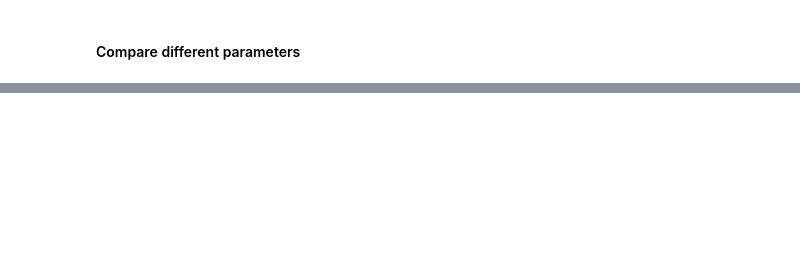
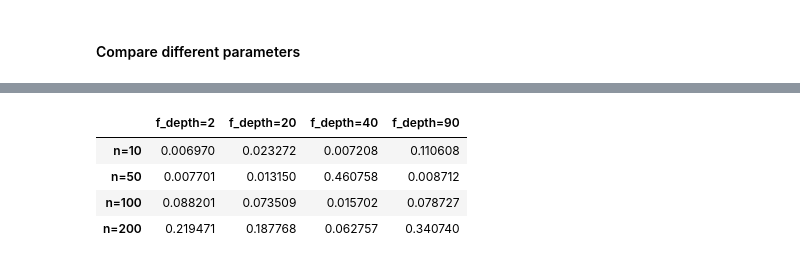
Before and after one commit to Zhuoyue-Huang/M3R-signature-inversion, a Jupyter notebook: sig_fourier.ipynb, the cells around one changed output, grey strips where cells are left out. Saved outputs shown, nothing was run; the diff lists cells and outputs as text; code cells hidden in the pictures; blank space fills up the shorter version.

```diff
--- a/sig_fourier.ipynb
+++ b/sig_fourier.ipynb
@@ -201,0 +138,8 @@ tensor([[0.0056, 0.0037, 0.0061, 0.0444],
+# %%
+df_s_10
+# %% [output]
+|  | f_depth=2 | f_depth=20 | f_depth=40 | f_depth=90 |
+| n=10 | 0.006970 | 0.023272 | 0.007208 | 0.110608 |
+| n=50 | 0.007701 | 0.013150 | 0.460758 | 0.008712 |
+| n=100 | 0.088201 | 0.073509 | 0.015702 | 0.078727 |
+| n=200 | 0.219471 | 0.187768 | 0.062757 | 0.340740 |
```
Also changed, not shown: parts of 18 cells of this notebook, 1 other file.
